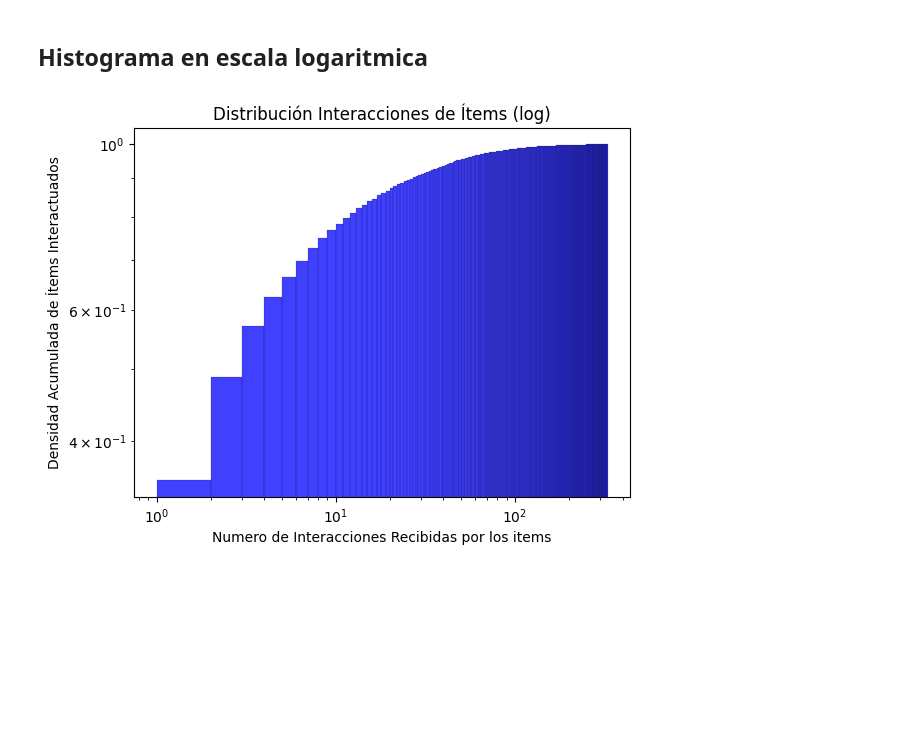
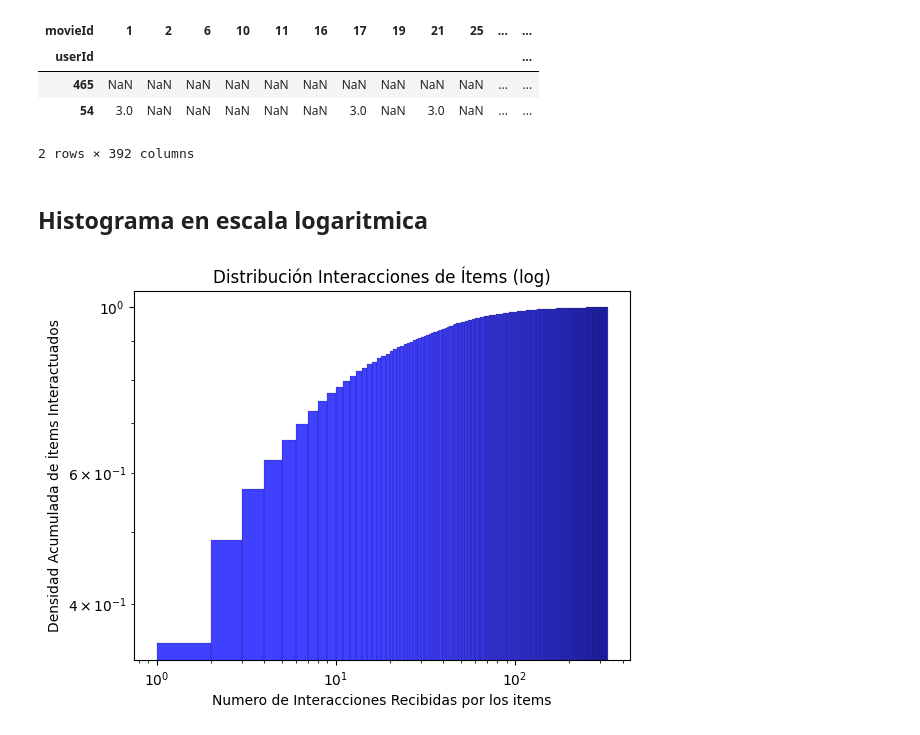
Before and after one commit to Csuarezgurruchaga/TESIS-HYBRID-RECOMMENDER-SYSTEM, a Jupyter notebook: source/prepro.ipynb, the cells around one changed output. Drawn from its saved outputs; the diff is of its cells as text; code cells hidden in the pictures; blank space fills up the shorter version.

```diff
--- a/source/prepro.ipynb
+++ b/source/prepro.ipynb
@@ -67,3 +84,11 @@ user_item_matrix
+# %%
+user_item_matrix_overlap.sample(2)
+# %% [output]
+| movieId | 1 | 2 | 6 | 10 | 11 | 16 | 17 | 19 | 21 | 25 | ... | ... |
+| userId |  |  |  |  |  |  |  |  |  |  |  | ... |
+| 465 | NaN | NaN | NaN | NaN | NaN | NaN | NaN | NaN | NaN | NaN | ... | ... |
+| 54 | 3.0 | NaN | NaN | NaN | NaN | NaN | 3.0 | NaN | 3.0 | NaN | ... | ... |
+2 rows × 392 columns
 # %% [markdown]
 ## Histograma en escala logaritmica
 # %%
```
Also changed, not shown: parts of 10 cells of this notebook.
